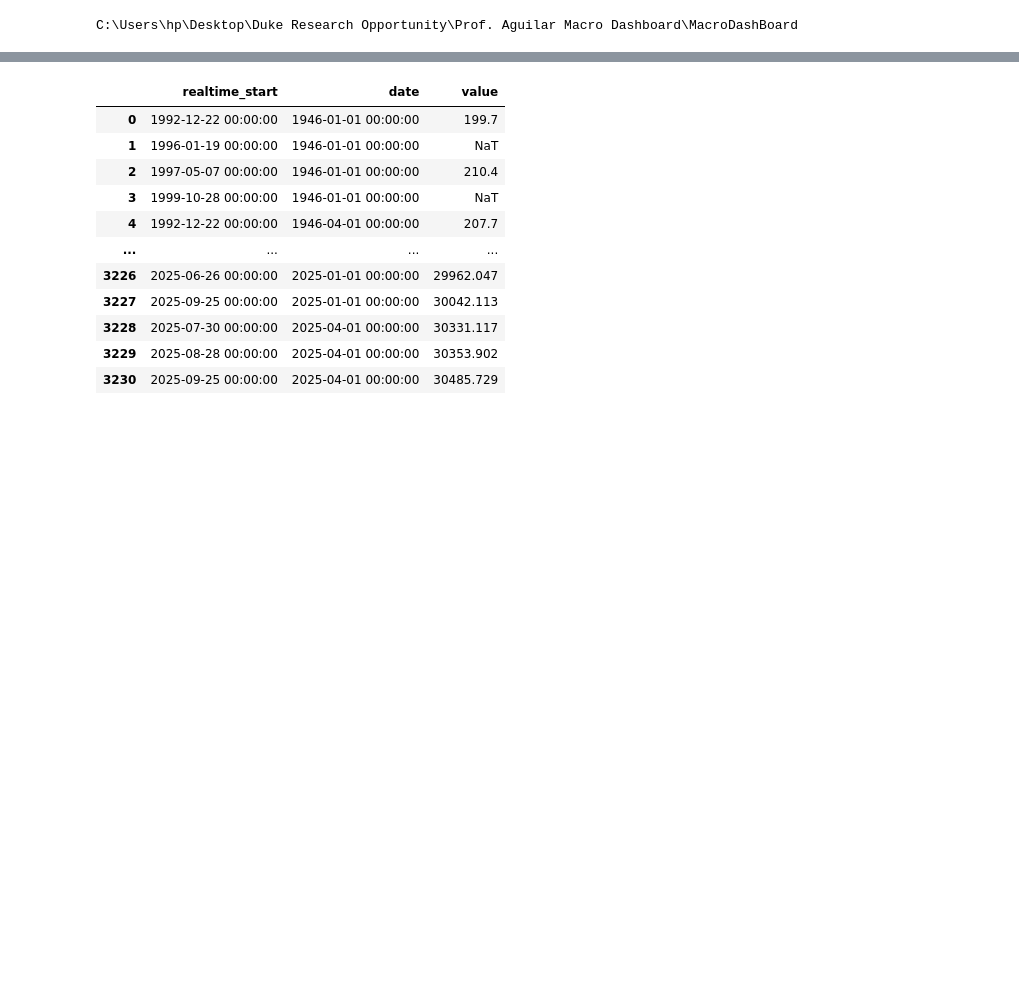
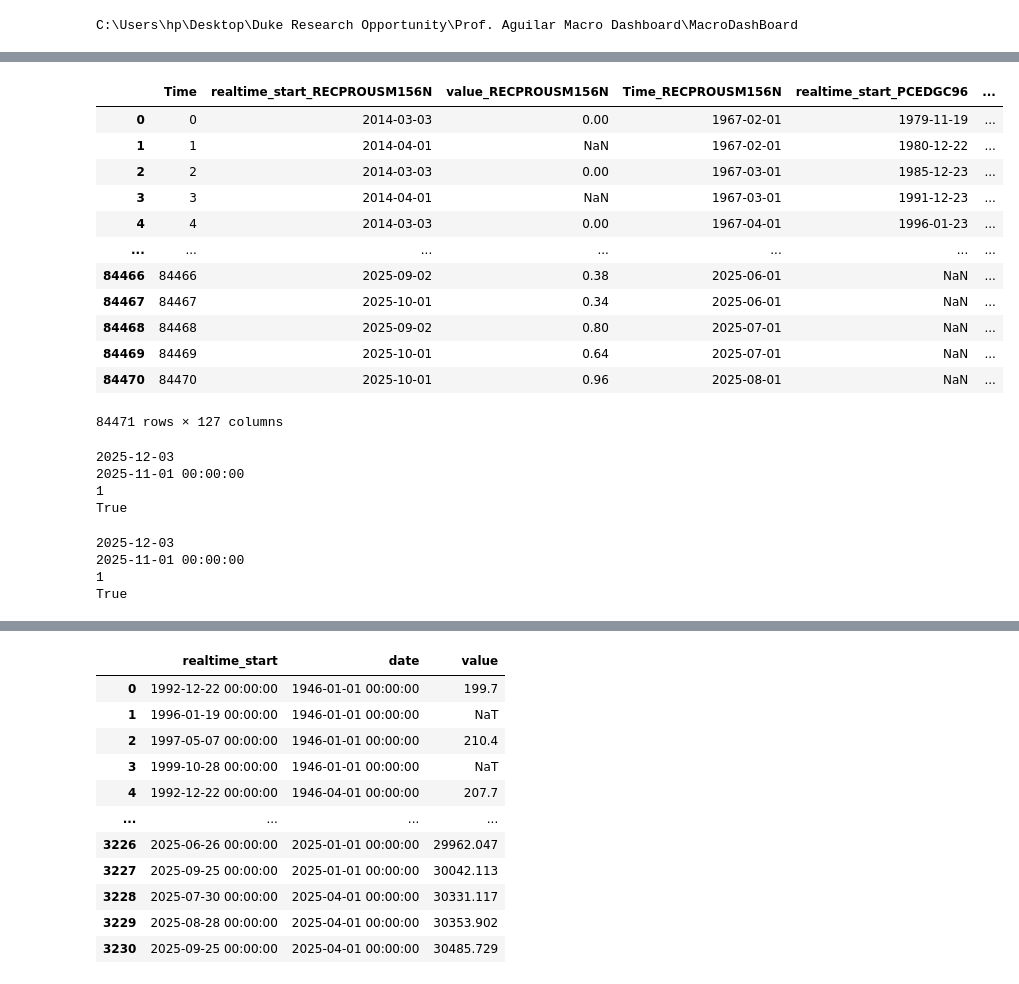
Before and after one commit to BlueMarginalist/MacroDashBoard, a Jupyter notebook: MacroDashboard Code/Code/CodeTest.ipynb, the cells around one changed output, grey strips where cells are left out. Saved outputs shown, nothing was run; the diff lists cells and outputs as text; code cells hidden in the pictures; blank space fills up the shorter version.

```diff
--- a/MacroDashboard Code/Code/CodeTest.ipynb
+++ b/MacroDashboard Code/Code/CodeTest.ipynb
@@ -176,0 +273,56 @@ daily_values, daily_dates = Fetch(daily_tickers, fred, "D",daily_tickers)
+# %%
+raw_table
+# %% [output]
+|  | Time | realtime_start_RECPROUSM156N | value_RECPROUSM156N | Time_RECPROUSM156N | realtime_start_PCEDGC96 | ... |
+| 0 | 0 | 2014-03-03 | 0.00 | 1967-02-01 | 1979-11-19 | ... |
+| 1 | 1 | 2014-04-01 | NaN | 1967-02-01 | 1980-12-22 | ... |
+| 2 | 2 | 2014-03-03 | 0.00 | 1967-03-01 | 1985-12-23 | ... |
+| 3 | 3 | 2014-04-01 | NaN | 1967-03-01 | 1991-12-23 | ... |
+| 4 | 4 | 2014-03-03 | 0.00 | 1967-04-01 | 1996-01-23 | ... |
+| ... | ... | ... | ... | ... | ... | ... |
+| 84466 | 84466 | 2025-09-02 | 0.38 | 2025-06-01 | NaN | ... |
+| 84467 | 84467 | 2025-10-01 | 0.34 | 2025-06-01 | NaN | ... |
+| 84468 | 84468 | 2025-09-02 | 0.80 | 2025-07-01 | NaN | ... |
+| 84469 | 84469 | 2025-10-01 | 0.64 | 2025-07-01 | NaN | ... |
+| 84470 | 84470 | 2025-10-01 | 0.96 | 2025-08-01 | NaN | ... |
+84471 rows × 127 columns
+# %%
+def isNewRelease(ticker: str,freq: str,raw: pd.DataFrame) -> bool:
+    latest_date, value, period=GetLevel(ticker,n_lags=1,freq=freq)
+    period=pd.to_datetime(period)
+    raw[f"Time_{ticker}"]=pd.to_datetime(raw[f"Time_{ticker}"])
+    release_time=raw[raw[f"Time_{ticker}"]==period].shape[0]
+    print(release_time)
+    if release_time>1 :
+        return False
+    else:
+        return True
+
+a=isNewRelease('ADPMNUSNERSA','M',raw_table)
+print(a)
+# %% [output]
+2025-12-03
+2025-11-01 00:00:00
+1
+True
+# %%
+def isNewReleaseOnline(ticker: str,freq: str,fred) -> bool:
+    latest_date, value, period=GetLevel(ticker,n_lags=1,freq=freq)
+    raw=fred.get_series_all_releases(ticker)
+    print(latest_date)
+    print(period)
+    raw['date']=pd.to_datetime(raw['date'])
+    time_release=raw[raw['date']==period].shape[0]
+    print(time_release)
+    if time_release>1 :
+        return False
+    else:
+        return True
+
+a=isNewReleaseOnline('ADPMNUSNERSA','M',fred)
+print(a)
+# %% [output]
+2025-12-03
+2025-11-01 00:00:00
+1
+True
```
Also changed, not shown: parts of 19 cells of this notebook, 14 other files.
